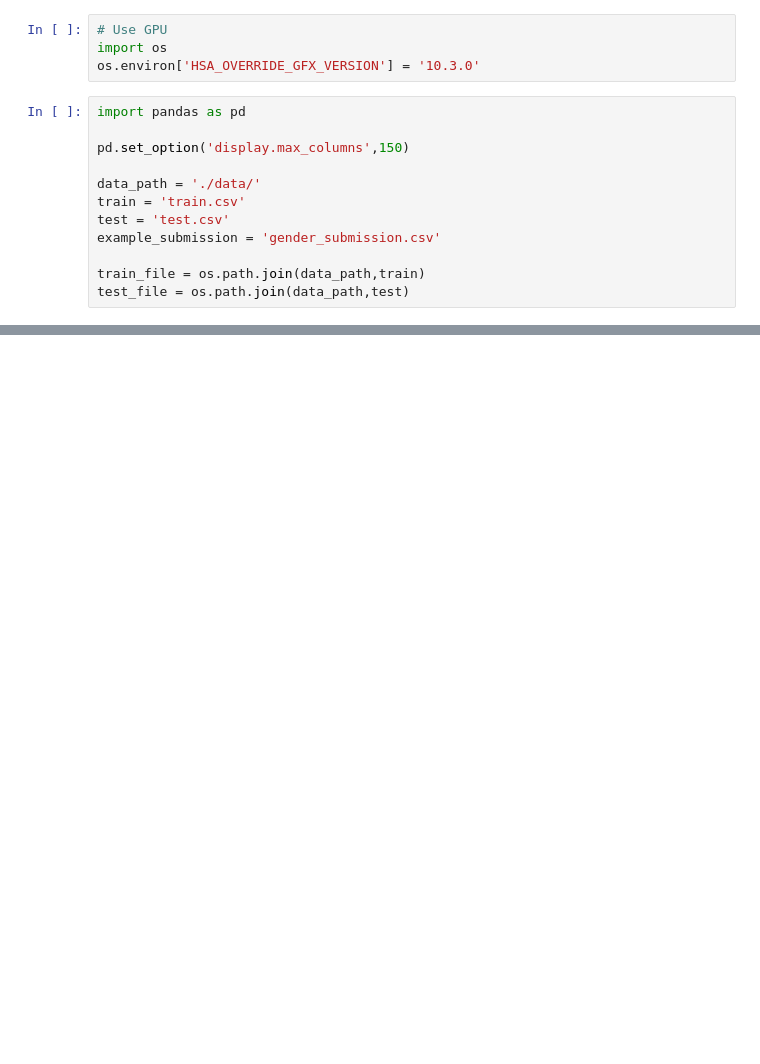
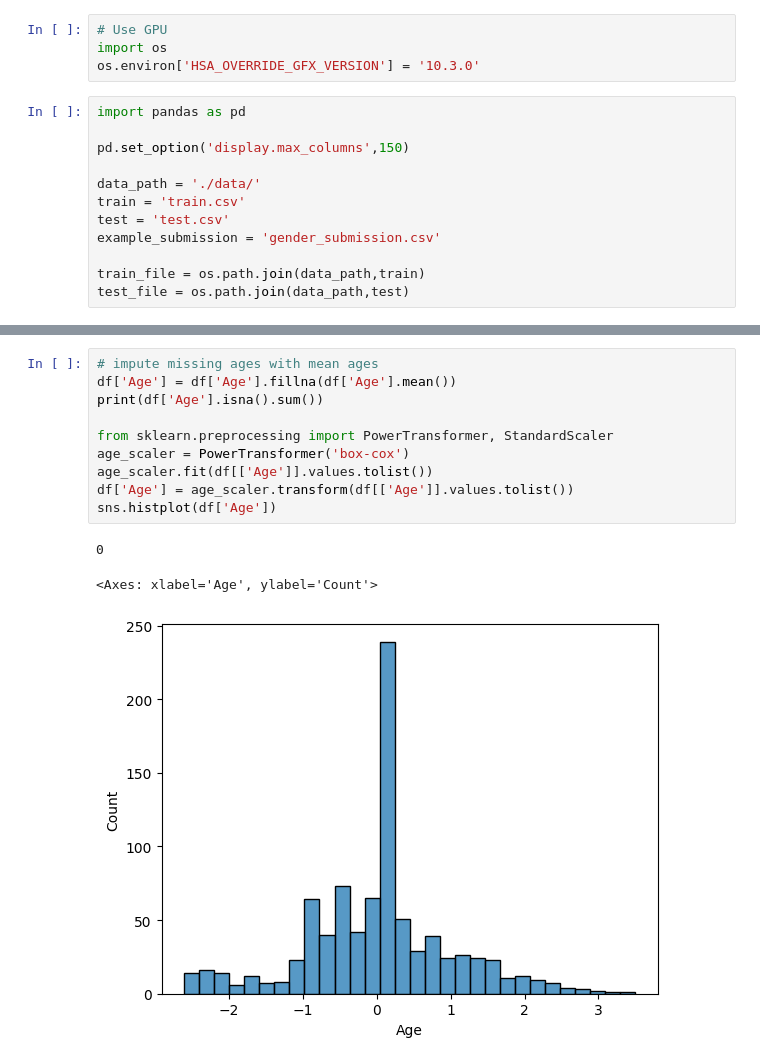
Before and after one commit to lucriver/kaggle-challenges, a Jupyter notebook: titanic/work.ipynb, the cells around one changed output, grey strips where cells are left out. Saved outputs shown, nothing was run; the diff lists cells and outputs as text; blank space fills up the shorter version.

```diff
--- a/titanic/work.ipynb
+++ b/titanic/work.ipynb
@@ -61,0 +162,14 @@ df.head()
+# %%
+# impute missing ages with mean ages
+df['Age'] = df['Age'].fillna(df['Age'].mean())
+print(df['Age'].isna().sum())
+
+from sklearn.preprocessing import PowerTransformer, StandardScaler
+age_scaler = PowerTransformer('box-cox')
+age_scaler.fit(df[['Age']].values.tolist())
+df['Age'] = age_scaler.transform(df[['Age']].values.tolist())
+sns.histplot(df['Age'])
+# %% [output]
+0
+<Axes: xlabel='Age', ylabel='Count'>
+[figure, added]
```
Also changed, not shown: parts of 22 cells of this notebook, 4 other files.
